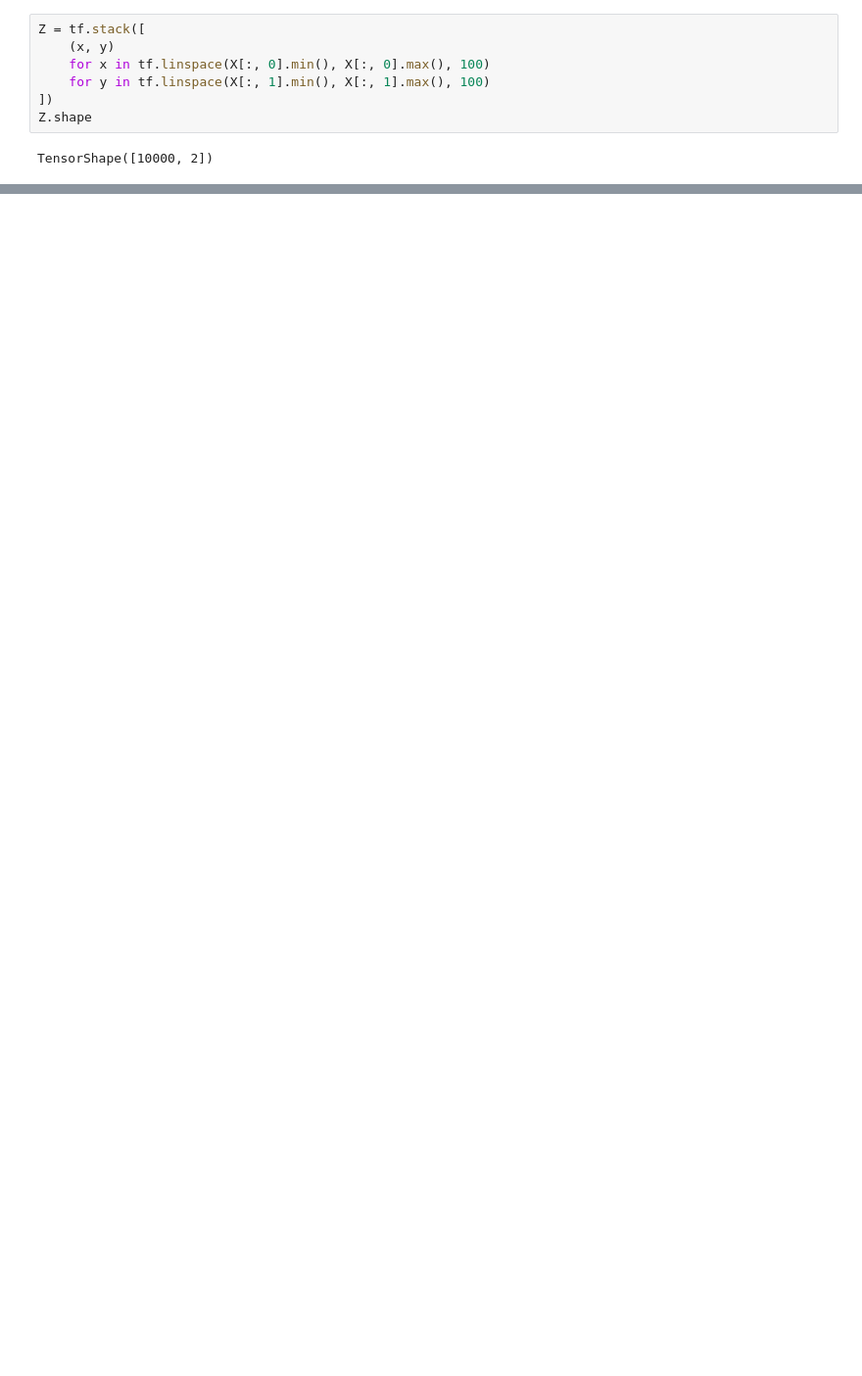
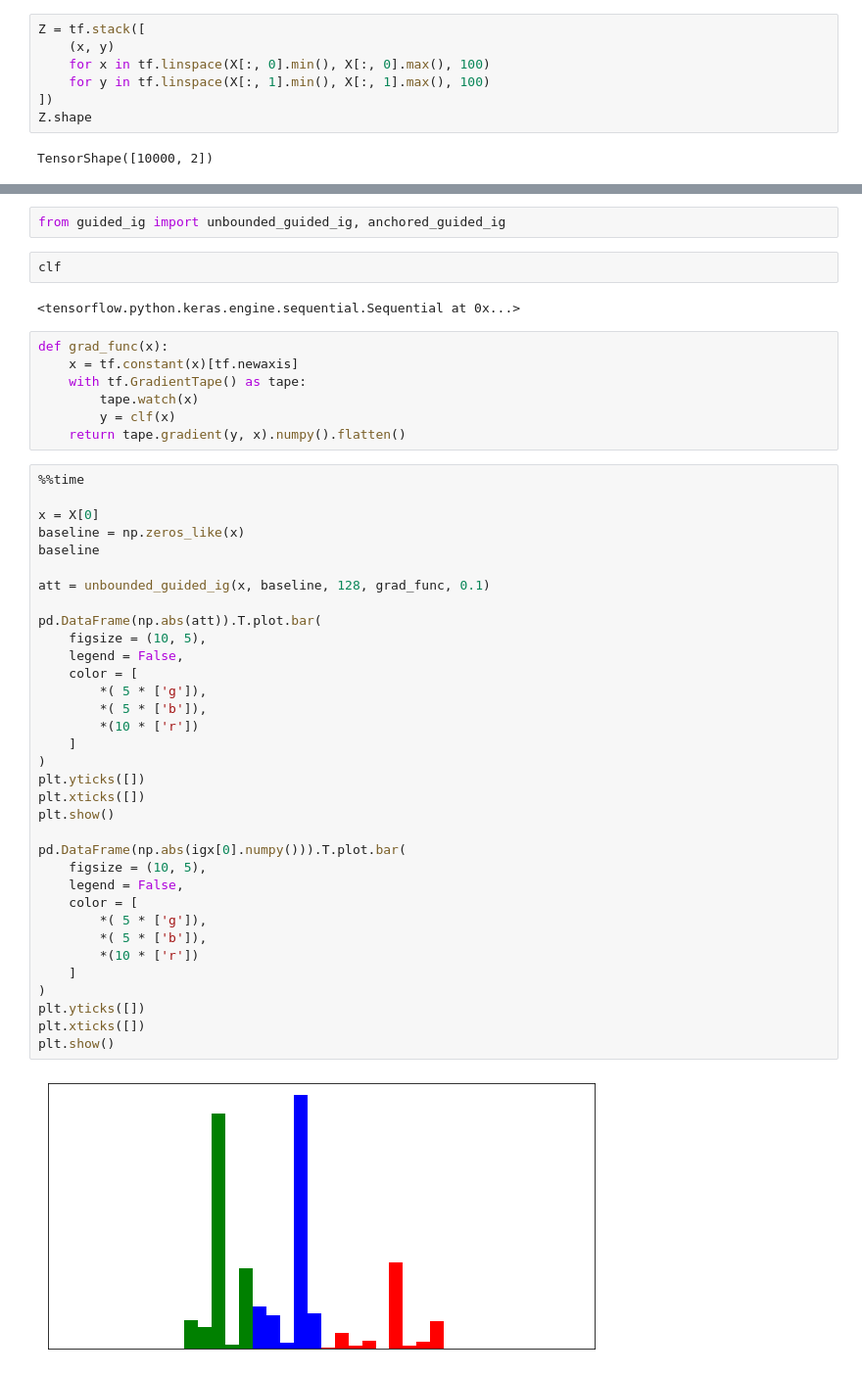
Before and after one commit to axelmy/DD2421, a Jupyter notebook: GIG-experiment.ipynb, the cells around one changed output, grey strips where cells are left out. Shown at 98% size. Saved outputs shown, nothing was run; the diff lists cells and outputs as text; blank space fills up the shorter version.

```diff
--- a/GIG-experiment.ipynb
+++ b/GIG-experiment.ipynb
@@ -306,0 +325,49 @@ plt.show()
+# %%
+from guided_ig import unbounded_guided_ig, anchored_guided_ig
+# %%
+clf
+# %% [output]
+<tensorflow.python.keras.engine.sequential.Sequential at 0x...>
+# %%
+def grad_func(x):
+    x = tf.constant(x)[tf.newaxis]
+    with tf.GradientTape() as tape:
+        tape.watch(x)
+        y = clf(x)
+    return tape.gradient(y, x).numpy().flatten()
+# %%
+%%time
+
+x = X[0]
+baseline = np.zeros_like(x)
+baseline
+
+att = unbounded_guided_ig(x, baseline, 128, grad_func, 0.1)
+
+pd.DataFrame(np.abs(att)).T.plot.bar(
+    figsize = (10, 5),
+    legend = False,
+    color = [
+        *( 5 * ['g']),
+        *( 5 * ['b']),
+        *(10 * ['r'])
+    ]
+)
+plt.yticks([])
+plt.xticks([])
+plt.show()
+
+pd.DataFrame(np.abs(igx[0].numpy())).T.plot.bar(
+    figsize = (10, 5),
+    legend = False,
+    color = [
+        *( 5 * ['g']),
+        *( 5 * ['b']),
+        *(10 * ['r'])
+    ]
+)
+plt.yticks([])
+plt.xticks([])
+plt.show()
+# %% [output]
+[figure, added]
```
Also changed, not shown: parts of 28 cells of this notebook.
